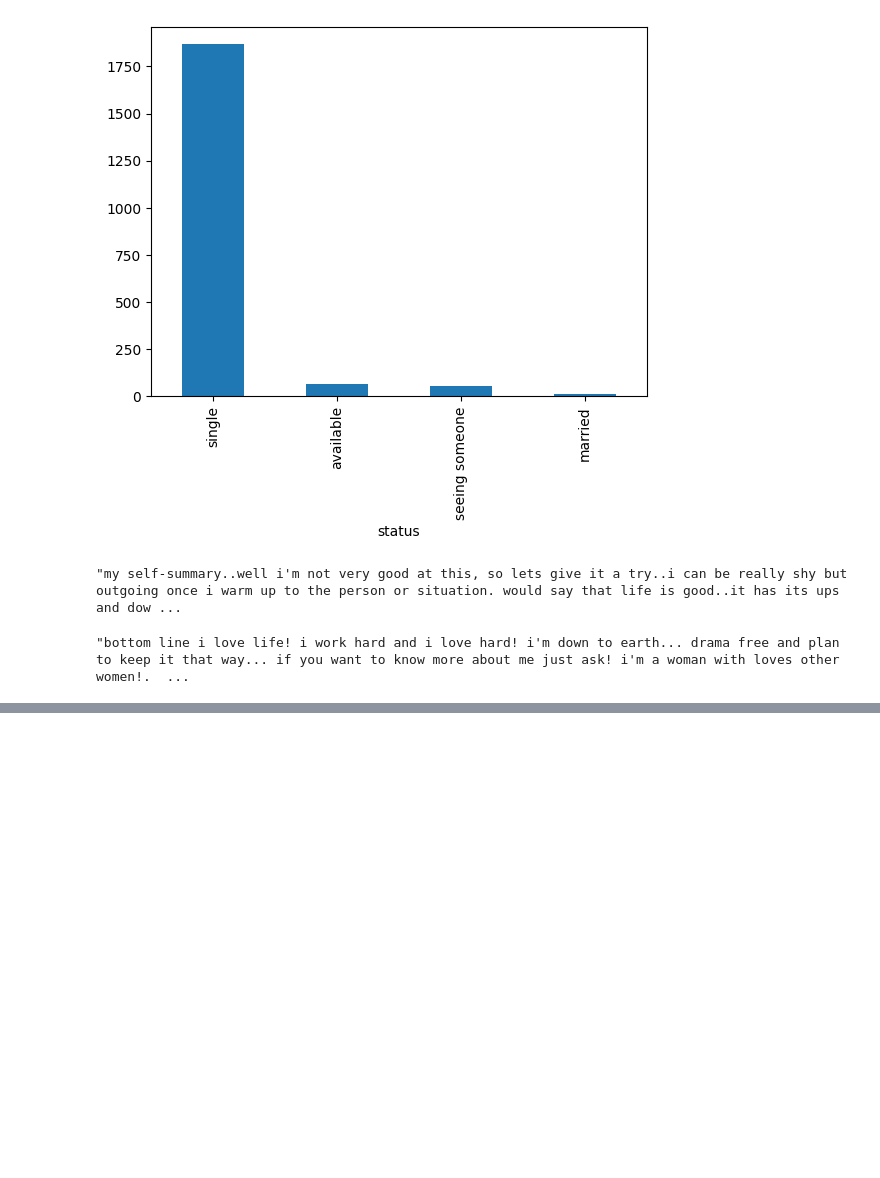
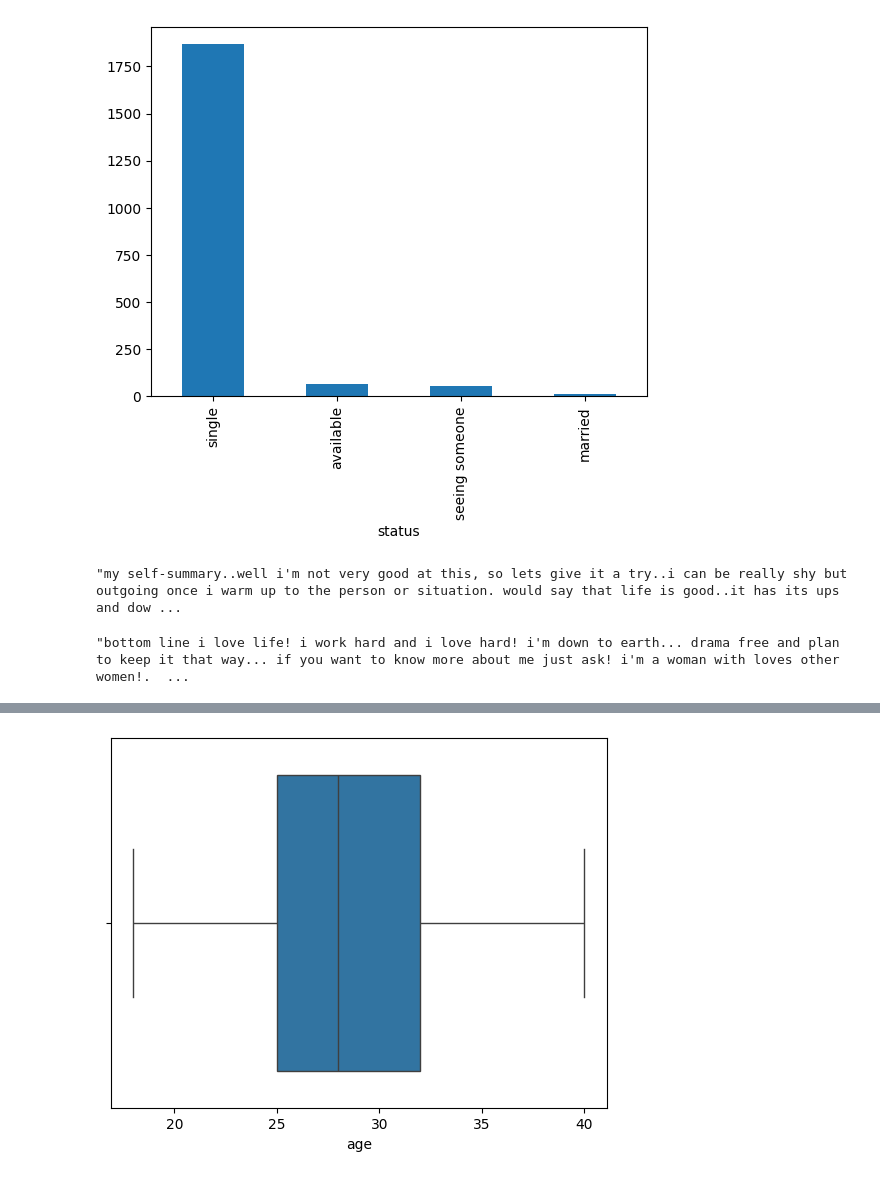
Before and after one commit to shaq31415926/intro-to-ml, a Jupyter notebook: 03Lecture/notebooks/02-tinder-data-exploration.ipynb, the cells around one changed output, grey strips where cells are left out. Drawn from its saved outputs; the diff is of its cells as text; code cells hidden in the pictures; blank space fills up the shorter version.

```diff
--- a/03Lecture/notebooks/02-tinder-data-exploration.ipynb
+++ b/03Lecture/notebooks/02-tinder-data-exploration.ipynb
@@ -134,0 +167,4 @@ tinder_data.duplicated().sum()
+# %%
+# Start by creating groups based on an age criteria and orientation
+
+tinder_data_reduced = tinder_data[tinder_data.orientation == "straight"]
@@ -134,0 +177,4 @@ tinder_data.duplicated().sum()
+# %%
+# cap profiles who are over 40
+
+tinder_data_reduced = tinder_data_reduced[tinder_data_reduced.age <= 40]
@@ -134,0 +203,4 @@ tinder_data.duplicated().sum()
+# %%
+sns.boxplot(x=tinder_data_reduced.age);
+# %% [output]
+[figure, added]
```
Also changed, not shown: parts of 25 cells of this notebook, 1 other file.
